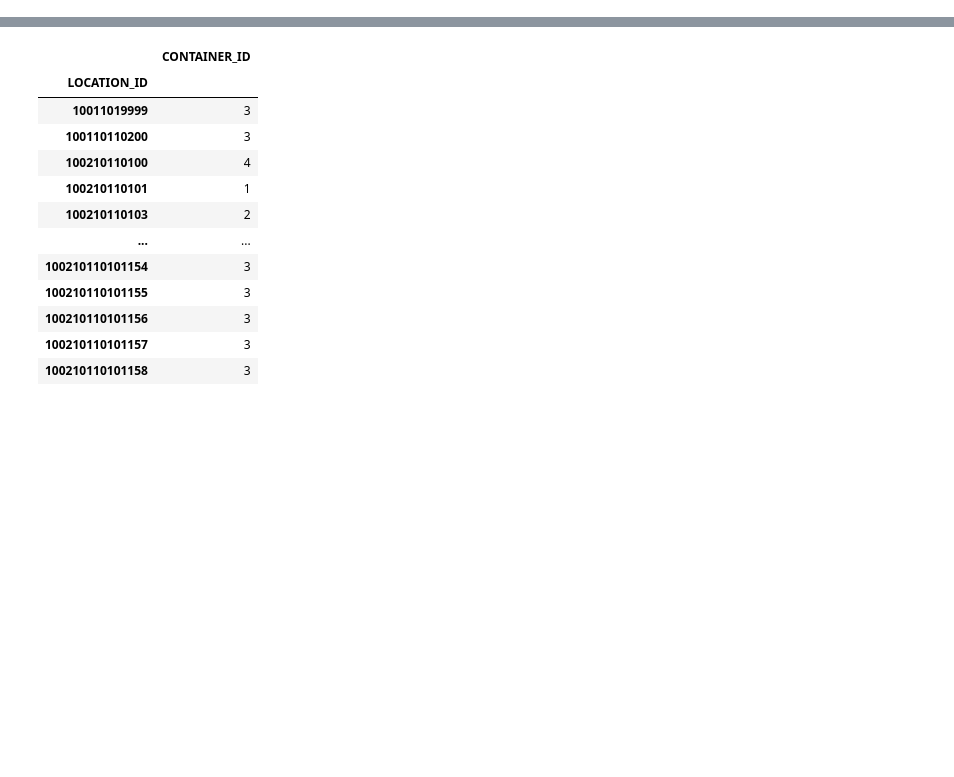
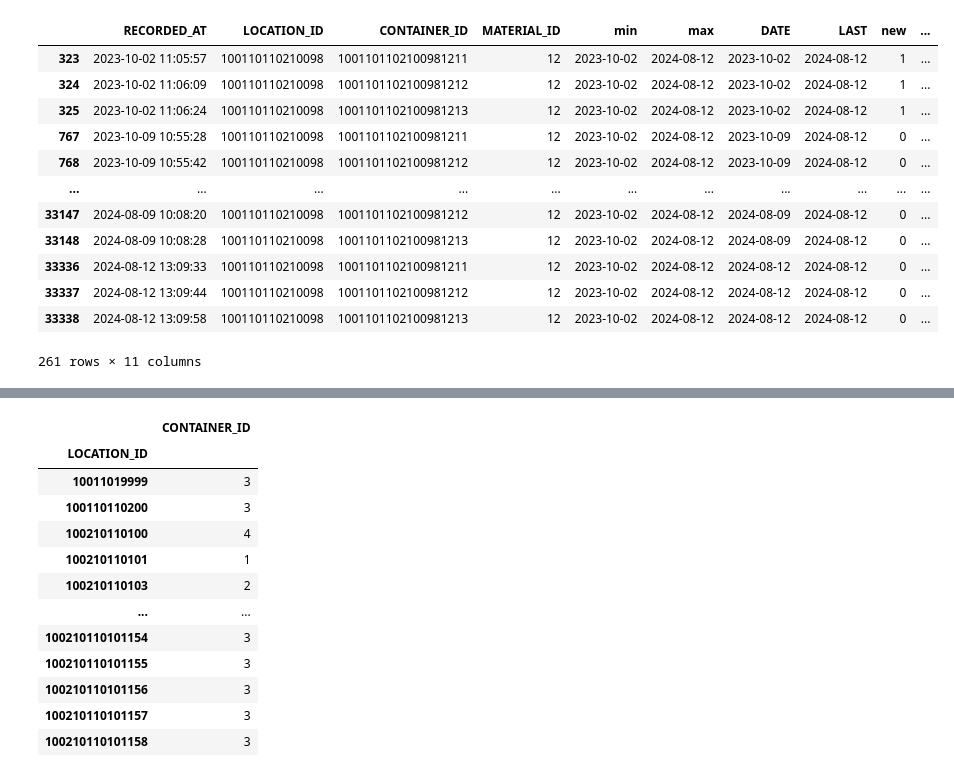
Before and after one commit to acul021/glas-o-mat, a Jupyter notebook: notebooks/counter_count_playground.ipynb, the cells around one changed output, grey strips where cells are left out. Saved outputs shown, nothing was run; the diff lists cells and outputs as text; code cells hidden in the pictures; blank space fills up the shorter version.

Commit message:
finalized counter

```diff
--- a/notebooks/counter_count_playground.ipynb
+++ b/notebooks/counter_count_playground.ipynb
@@ -25,0 +26,8 @@ data.activities
+# %%
+df = data.activities[['RECORDED_AT', 'LOCATION_ID', 'CONTAINER_ID', 'MATERIAL_ID']]
+lastActivity = df.groupby('CONTAINER_ID')['RECORDED_AT'].agg(['min', 'max'])
+df = df.merge(lastActivity, on='CONTAINER_ID')
+df['DATE'] = df['RECORDED_AT'].dt.date
+df['min'] = df['min'].dt.date
+df['max'] = df['max'].dt.date
+df
@@ -25,0 +48,27 @@ data.activities
+# %%
+maxDate = df['RECORDED_AT'].max()
+dfCount = df.drop_duplicates(subset=['DATE', 'CONTAINER_ID'])
+last_loc = dfCount.groupby(['LOCATION_ID', 'MATERIAL_ID'])['RECORDED_AT'].max().dt.date
+last_loc.name = 'LAST'
+dfCount = dfCount.merge(last_loc, on=['LOCATION_ID', 'MATERIAL_ID'])
+dfCount['new'] = dfCount['min'] == dfCount['DATE']
+dfCount['old'] = (dfCount['max'] == dfCount['DATE'])
+dfCount['new'] = dfCount['new'].astype(int)
+dfCount['old'] = dfCount['old'].astype(int) * -1
+dfCount['old'] = dfCount.groupby(['LOCATION_ID', 'MATERIAL_ID'])['old'].shift(1).fillna(0).astype(int)
+dfCount['COUNT'] = dfCount['new'] + dfCount['old']
+dfCount[(dfCount['LOCATION_ID'] == 100110110210098) & (dfCount['MATERIAL_ID'] == 12)]
+# %% [output]
+|  | RECORDED_AT | LOCATION_ID | CONTAINER_ID | MATERIAL_ID | min | max | DATE | LAST | new | ... |
+| 323 | 2023-10-02 11:05:57 | 100110110210098 | 1001101102100981211 | 12 | 2023-10-02 | 2024-08-12 | 2023-10-02 | 2024-08-12 | 1 | ... |
+| 324 | 2023-10-02 11:06:09 | 100110110210098 | 1001101102100981212 | 12 | 2023-10-02 | 2024-08-12 | 2023-10-02 | 2024-08-12 | 1 | ... |
+| 325 | 2023-10-02 11:06:24 | 100110110210098 | 1001101102100981213 | 12 | 2023-10-02 | 2024-08-12 | 2023-10-02 | 2024-08-12 | 1 | ... |
+| 767 | 2023-10-09 10:55:28 | 100110110210098 | 1001101102100981211 | 12 | 2023-10-02 | 2024-08-12 | 2023-10-09 | 2024-08-12 | 0 | ... |
+| 768 | 2023-10-09 10:55:42 | 100110110210098 | 1001101102100981212 | 12 | 2023-10-02 | 2024-08-12 | 2023-10-09 | 2024-08-12 | 0 | ... |
+| ... | ... | ... | ... | ... | ... | ... | ... | ... | ... | ... |
+| 33147 | 2024-08-09 10:08:20 | 100110110210098 | 1001101102100981212 | 12 | 2023-10-02 | 2024-08-12 | 2024-08-09 | 2024-08-12 | 0 | ... |
+| 33148 | 2024-08-09 10:08:28 | 100110110210098 | 1001101102100981213 | 12 | 2023-10-02 | 2024-08-12 | 2024-08-09 | 2024-08-12 | 0 | ... |
+| 33336 | 2024-08-12 13:09:33 | 100110110210098 | 1001101102100981211 | 12 | 2023-10-02 | 2024-08-12 | 2024-08-12 | 2024-08-12 | 0 | ... |
+| 33337 | 2024-08-12 13:09:44 | 100110110210098 | 1001101102100981212 | 12 | 2023-10-02 | 2024-08-12 | 2024-08-12 | 2024-08-12 | 0 | ... |
+| 33338 | 2024-08-12 13:09:58 | 100110110210098 | 1001101102100981213 | 12 | 2023-10-02 | 2024-08-12 | 2024-08-12 | 2024-08-12 | 0 | ... |
+261 rows × 11 columns
```
Also changed, not shown: parts of 9 cells of this notebook.
